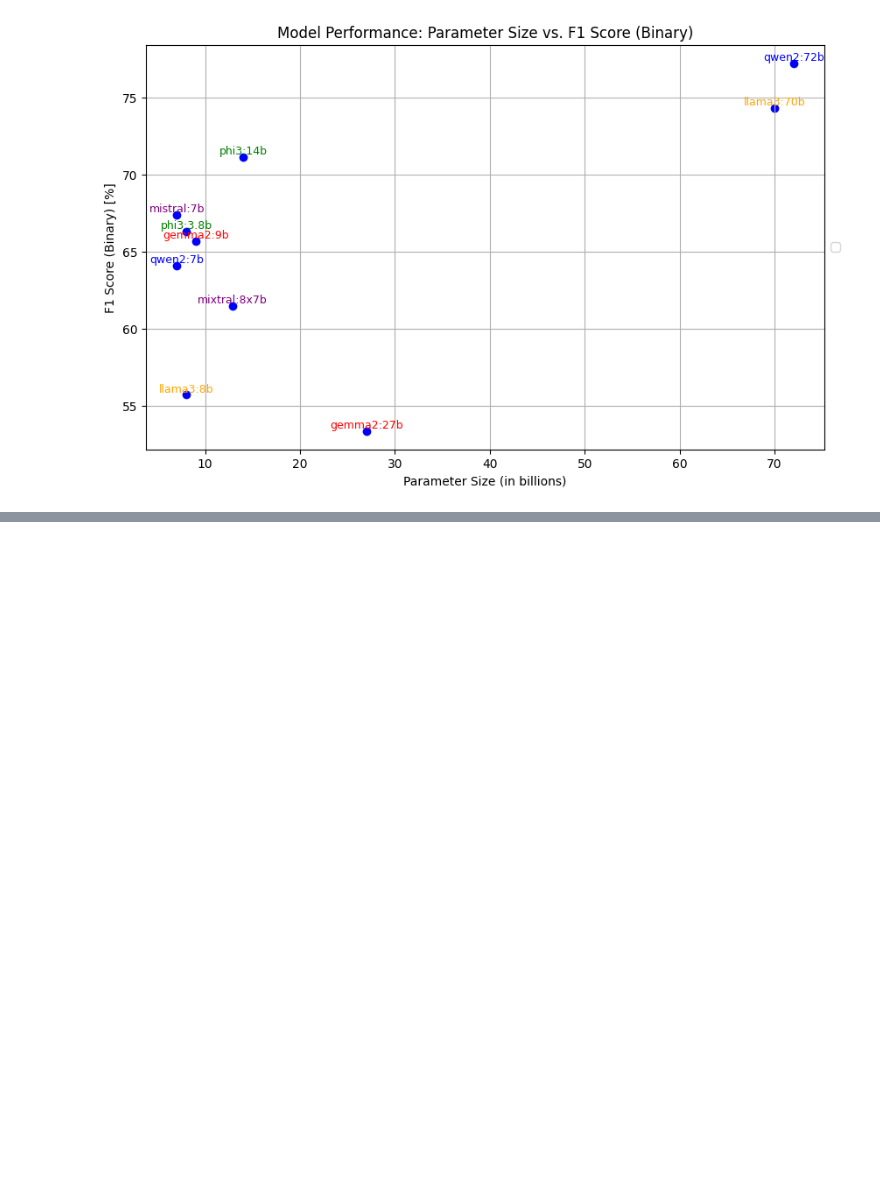
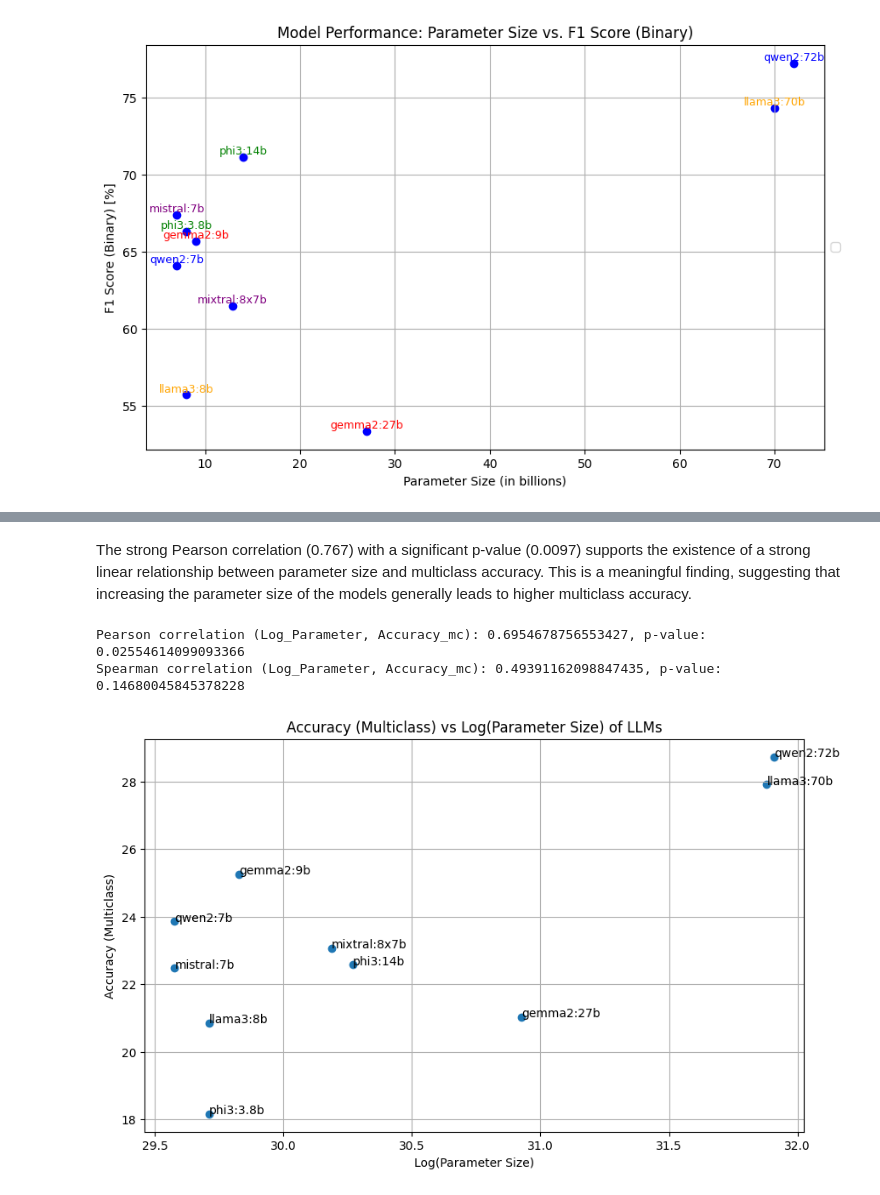
Before and after one commit to basakbozkurt/fact_checking, a Jupyter notebook: metrics_graph.ipynb, the cells around one changed output, grey strips where cells are left out. Drawn from its saved outputs; the diff is of its cells as text; code cells hidden in the pictures; blank space fills up the shorter version.

```diff
--- a/metrics_graph.ipynb
+++ b/metrics_graph.ipynb
@@ -149,0 +181,30 @@ WARNING:matplotlib.legend:No artists with labels found to put in legend.  Note t
+# %% [markdown]
+The strong Pearson correlation (0.767) with a significant p-value (0.0097) supports the existence of a strong linear relationship between parameter size and multiclass accuracy. This is a meaningful finding, suggesting that increasing the parameter size of the models generally leads to higher multiclass accuracy.
+# %%
+#log transformation to parameter size
+df['Log_Parameter'] = np.log(df['Parameter'])
+
+pearson_corr_log, pearson_p_value_log = pearsonr(df['Log_Parameter'], df['Accuracy_mc'])
+
+spearman_corr_log, spearman_p_value_log = spearmanr(df['Log_Parameter'], df['Accuracy_mc'])
+
+print(f"Pearson correlation (Log_Parameter, Accuracy_mc): {pearson_corr_log}, p-value: {pearson_p_value_log}")
+print(f"Spearman correlation (Log_Parameter, Accuracy_mc): {spearman_corr_log}, p-value: {spearman_p_value_log}")
+
+plt.figure(figsize=(10, 6))
+plt.scatter(df['Log_Parameter'], df['Accuracy_mc'])
+
+for i in range(len(df)):
+    plt.annotate(df['Model'][i], (df['Log_Parameter'][i], df['Accuracy_mc'][i]))
+
+plt.title('Accuracy (Multiclass) vs Log(Parameter Size) of LLMs')
+plt.xlabel('Log(Parameter Size)')
+plt.ylabel('Accuracy (Multiclass)')
+plt.grid(True)
+plt.show()
+
+# the original data has a stronger linear relationship without the need for transformation
+# %% [output]
+Pearson correlation (Log_Parameter, Accuracy_mc): 0.6954678756553427, p-value: 0.02554614099093366
+Spearman correlation (Log_Parameter, Accuracy_mc): 0.49391162098847435, p-value: 0.14680045845378228
+[figure, added]
```
Also changed, not shown: parts of 2 cells of this notebook.
